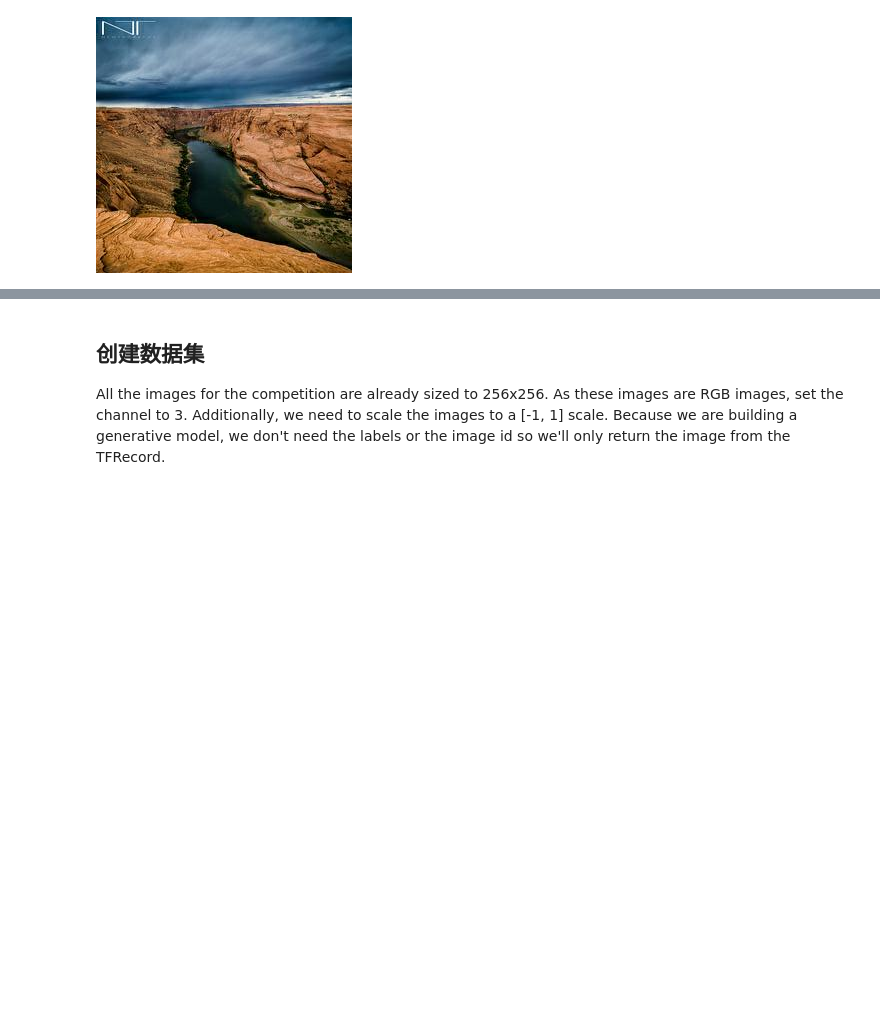
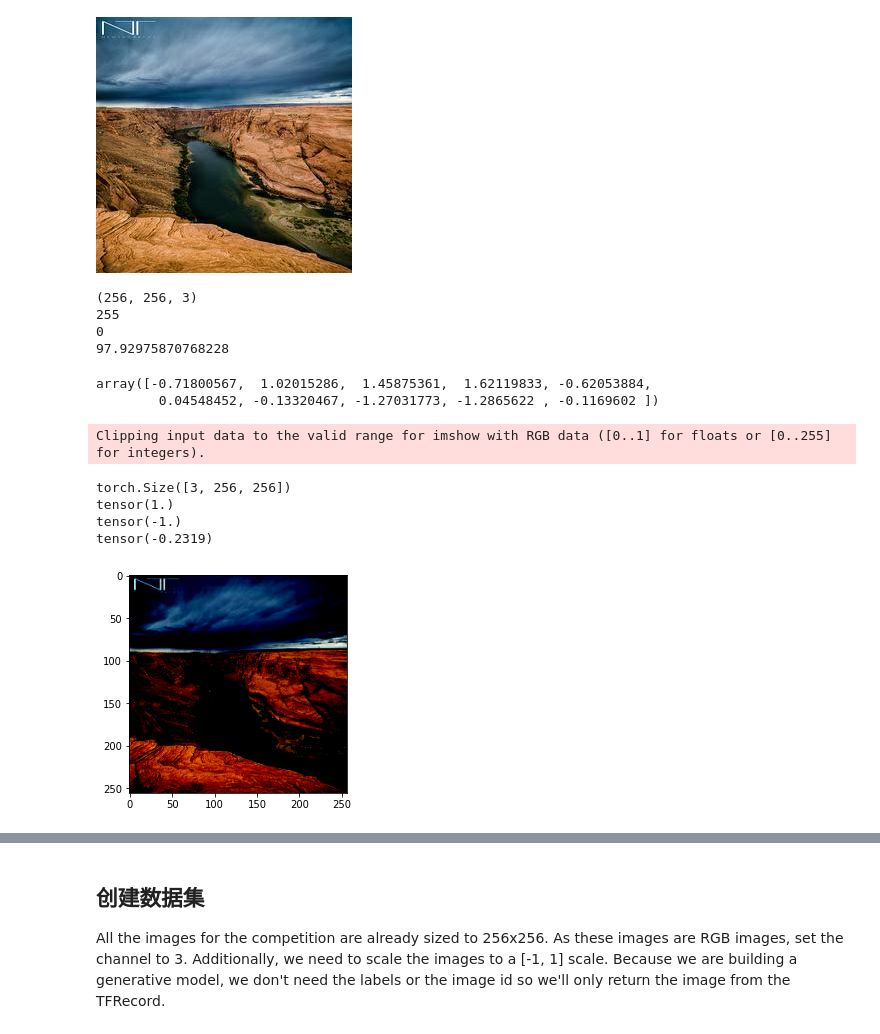
Before and after one commit to GKDGKD/Kaggle_Monet, a Jupyter notebook: CycleGAN/monet_cyclegan_pytorch.ipynb, the cells around one changed output, grey strips where cells are left out. Saved outputs shown, nothing was run; the diff lists cells and outputs as text; code cells hidden in the pictures; blank space fills up the shorter version.

```diff
--- a/CycleGAN/monet_cyclegan_pytorch.ipynb
+++ b/CycleGAN/monet_cyclegan_pytorch.ipynb
@@ -44,3 +45,44 @@ img
 ['00068bc07f.jpg', '000910d219.jpg', '000ded5c41.jpg', '00104fd531.jpg', '001158d595.jpg', '0033c5f971.jpg', '0039ebb598.jpg', '003aab6fdd.jpg', '003c6c30e0.jpg', '00479e2a21.jpg']
 ../data/photo_jpg\000910d219.jpg
 [figure]
+# %%
+img2 = np.array(img)
+print(img2.shape)
+
+print(img2.max(axis=2).max())
+print(img2.min(axis=2).min())
+print(img2.mean(axis=2).mean())
+# %% [output]
+(256, 256, 3)
+255
+0
+97.92975870768228
+# %%
+x = np.random.randint(0, 255, 10)
+x2  = (x - x.mean()) / x.std()
+x2
+# %% [output]
+array([-0.71800567,  1.02015286,  1.45875361,  1.62119833, -0.62053884,
+        0.04548452, -0.13320467, -1.27031773, -1.2865622 , -0.1169602 ])
+# %%
+import torchvision.transforms as T
+
+# img3 = torch.tensor(img)
+# img3 = T.Resize(500)(img)
+
+img3 = T.ToTensor()(img)
+img3 = T.Normalize((0.5, 0.5, 0.5), (0.5, 0.5, 0.5))(img3)
+print(img3.shape)
+
+plt.imshow(img3.permute(1,2,0))
+
+print(img3.max())
+print(img3.min())
+print(img3.mean())
+# %% [output]
+Clipping input data to the valid range for imshow with RGB data ([0..1] for floats or [0..255] for integers).
+torch.Size([3, 256, 256])
+tensor(1.)
+tensor(-1.)
+tensor(-0.2319)
+[figure, added]
```
Also changed, not shown: parts of 9 cells of this notebook, 8 other files.
